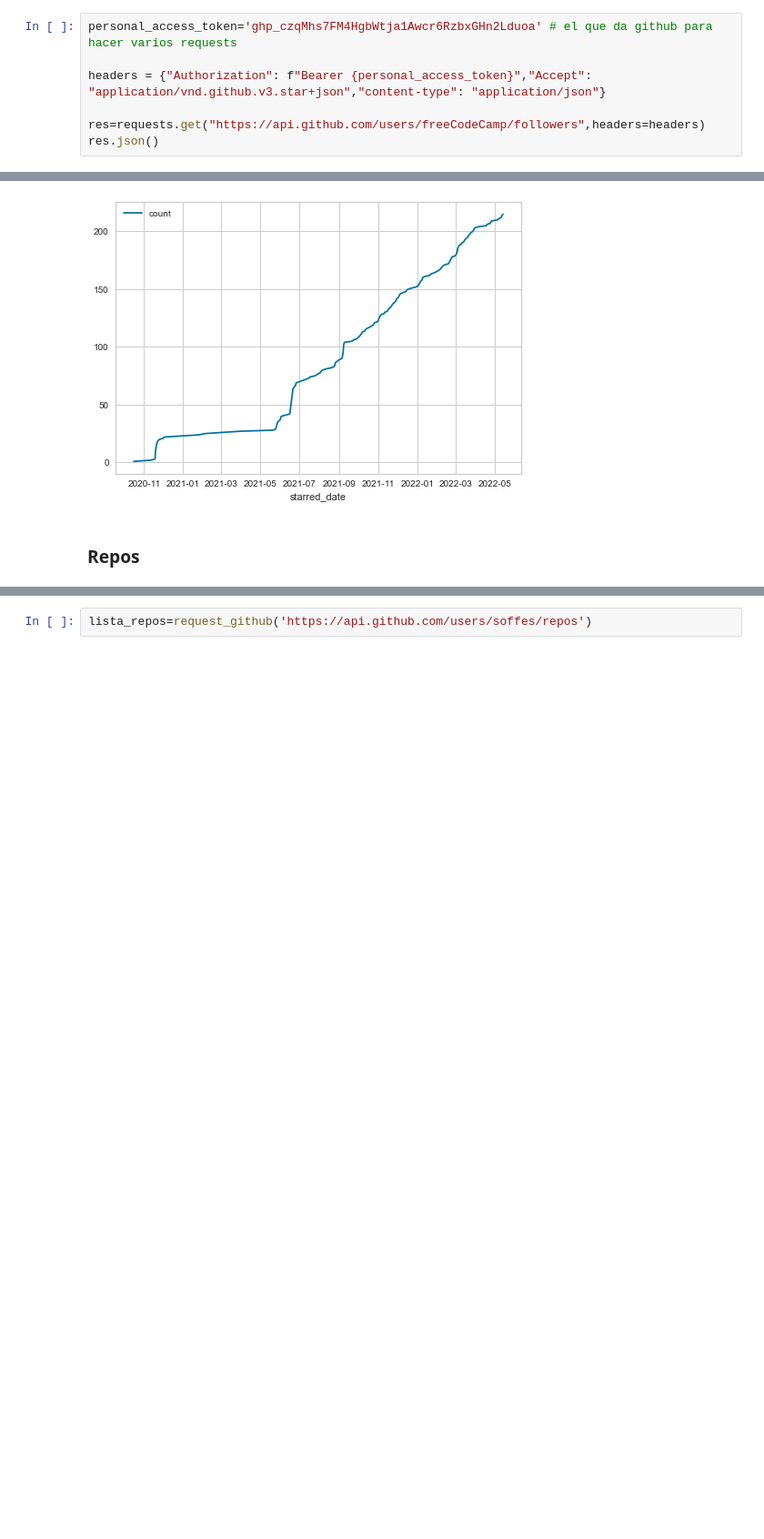
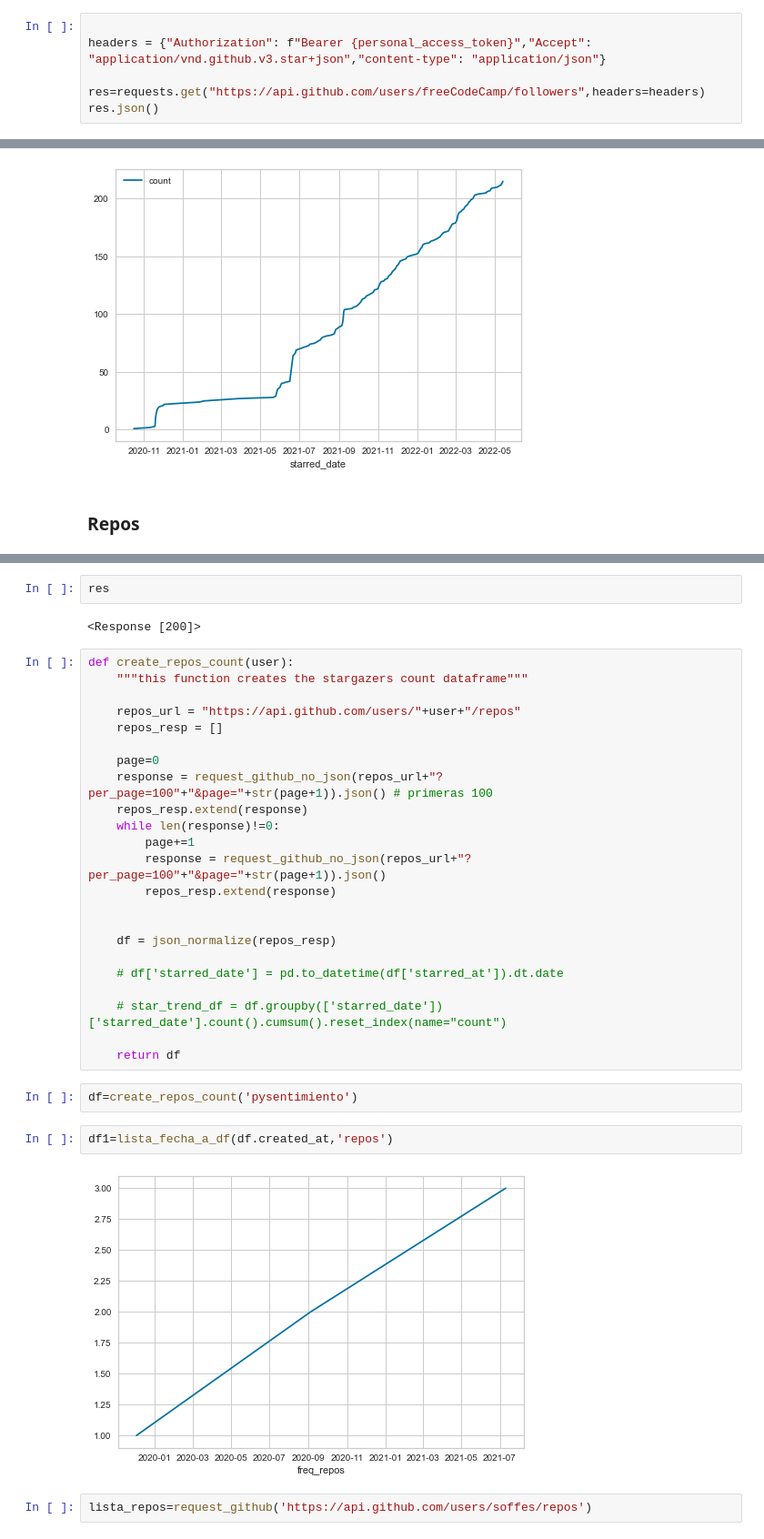
Before and after one commit to FunkySpiderman/Promisearch, a Jupyter notebook: pipeline/01-obtencion_datos/info_historica.ipynb, the cells around one changed output, grey strips where cells are left out. Shown at 91% size. Saved outputs shown, nothing was run; the diff lists cells and outputs as text; blank space fills up the shorter version.

```diff
--- a/pipeline/01-obtencion_datos/info_historica.ipynb
+++ b/pipeline/01-obtencion_datos/info_historica.ipynb
@@ -4,7 +6,6 @@ import numpy as np
 import pandas as pd
 import matplotlib.pyplot as plt
 # %%
-personal_access_token='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' # el que da github para hacer varios requests
 
 headers = {"Authorization": f"Bearer {personal_access_token}","Accept": "application/vnd.github.v3.star+json","content-type": "application/json"}
 
@@ -298,3 +303,36 @@ df_stars.plot(kind='line',x='starred_date',y='count')
+# %%
+res
+# %% [output]
+<Response [200]>
+# %%
+def create_repos_count(user):
+    """this function creates the stargazers count dataframe"""
+
+    repos_url = "https://api.github.com/users/"+user+"/repos"
+    repos_resp = []
+
+    page=0
+    response = request_github_no_json(repos_url+"?per_page=100"+"&page="+str(page+1)).json() # primeras 100
+    repos_resp.extend(response)
+    while len(response)!=0:
+        page+=1
+        response = request_github_no_json(repos_url+"?per_page=100"+"&page="+str(page+1)).json()
+        repos_resp.extend(response)
+
+
+    df = json_normalize(repos_resp)
+
+    # df['starred_date'] = pd.to_datetime(df['starred_at']).dt.date
+
+    # star_trend_df = df.groupby(['starred_date'])['starred_date'].count().cumsum().reset_index(name="count")
+
+    return df
+# %%
+df=create_repos_count('pysentimiento')
+# %%
+df1=lista_fecha_a_df(df.created_at,'repos')
+# %% [output]
+[figure, added]
 # %%
 lista_repos=request_github('https://api.github.com/users/soffes/repos')
 # %%
```
Also changed, not shown: parts of 16 cells of this notebook, 1 other file.
